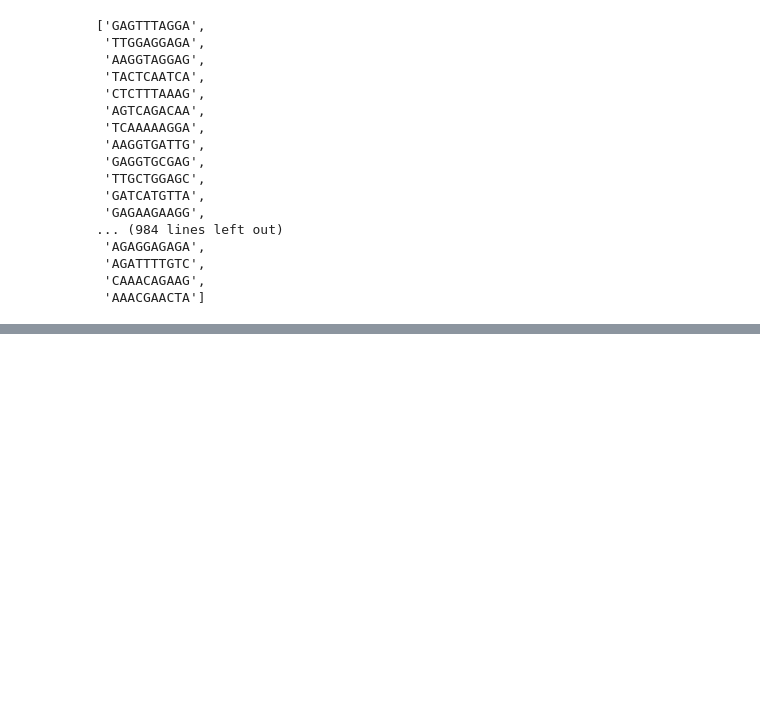
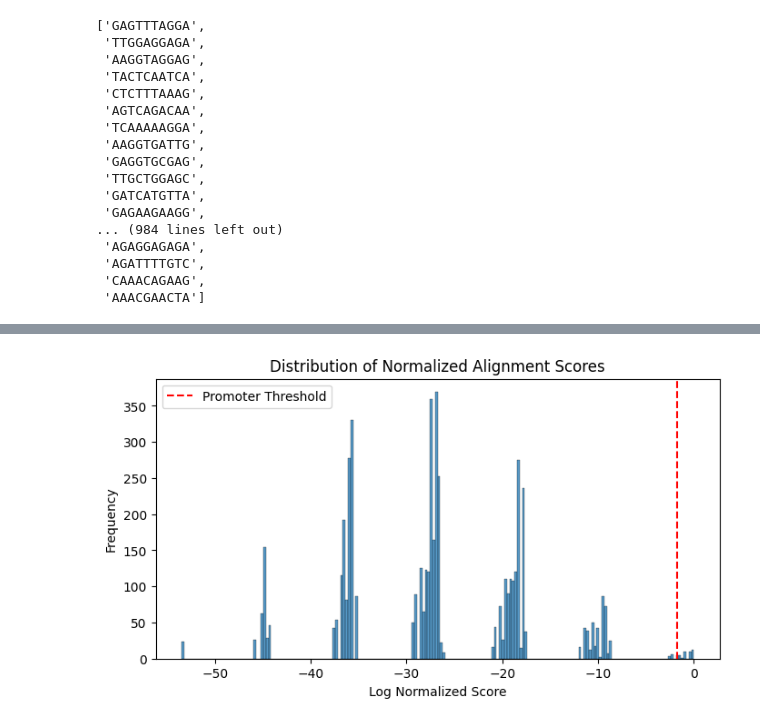
Before and after one commit to isiri01/Genomic-Signal-Processing, a Jupyter notebook: statistical_alignment.ipynb, the cells around one changed output, grey strips where cells are left out. Cells and saved outputs as stored; diff of their text form; code cells hidden in the pictures; blank space fills up the shorter version.

```diff
--- a/statistical_alignment.ipynb
+++ b/statistical_alignment.ipynb
@@ -223,3 +227,13 @@ upstream_seqs_final[100:]
  'AGATTTTGTC',
  'CAAACAGAAG',
  'AAACGAACTA']
+# %%
+norm_score = {}
+
+for idx, seq in enumerate(upstream_seqs_final[100:]):
+    seq_scores = {}
+    for i in range(len(seq) - 5):
+        window = seq[i:i+6]
+        window_score = (ppm[window[0], 0] * ppm[window[1], 1] * ppm[window[2], 2] * ppm[window[3], 3] * ppm[window[4], 4] * ppm[window[5], 5])
+        seq_scores[window] = np.log(window_score/consensus_score)
+    norm_score[idx] = seq_scores
@@ -225,0 +327,13 @@ upstream_seqs_final[100:]
+# %%
+all_scores = [score for seq in norm_score.values() for score in seq.values()]
+
+plt.figure(figsize=(8,4))
+sns.histplot(all_scores, bins=200, kde=False)
+plt.title('Distribution of Normalized Alignment Scores')
+plt.xlabel('Log Normalized Score')
+plt.ylabel('Frequency')
+plt.axvline(-1.757, color='r', linestyle='--', label='Promoter Threshold')
+plt.legend()
+plt.show()
+# %% [output]
+[figure, added]
```
Also changed, not shown: parts of 16 cells of this notebook.
